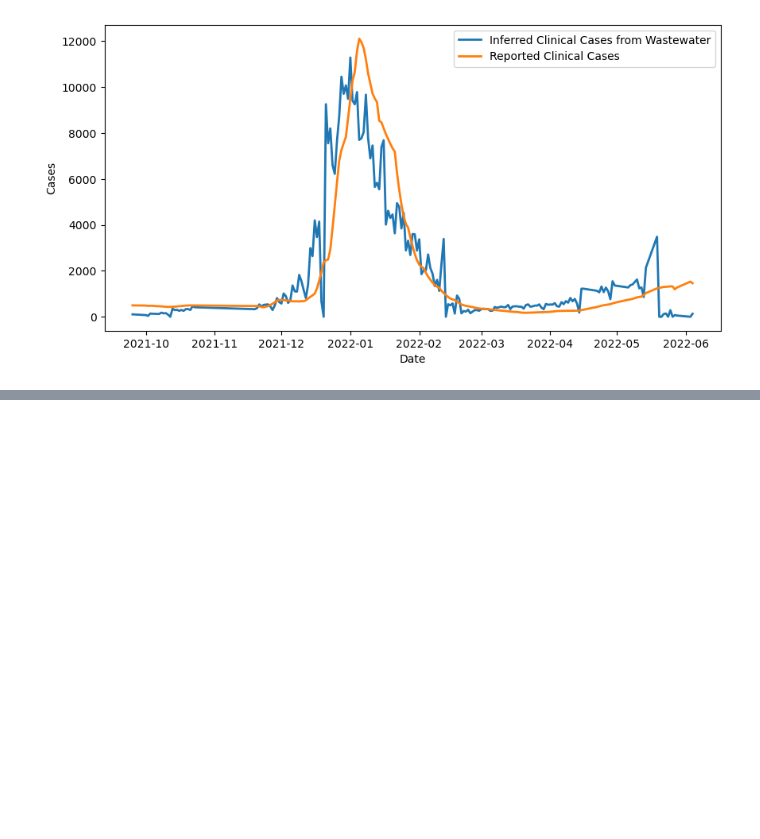
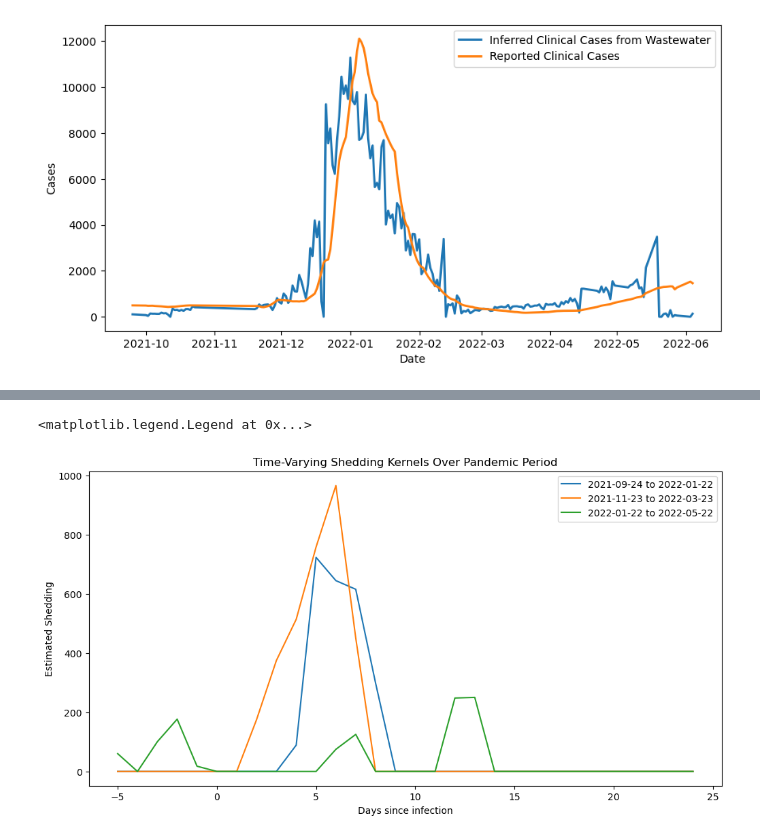
Before and after one commit to elizabethmurphy24/Wastewater-Surveillence, a Jupyter notebook: shedding.ipynb, the cells around one changed output, grey strips where cells are left out. Drawn from its saved outputs; the diff is of its cells as text; code cells hidden in the pictures; blank space fills up the shorter version.

```diff
--- a/shedding.ipynb
+++ b/shedding.ipynb
@@ -407,0 +493,53 @@ Text(0, 0.5, 'Cases')
+# %%
+# Shedding Kernel Might Change Over Time
+
+import numpy as np
+import matplotlib.pyplot as plt
+import cvxpy as cp
+
+N = 30  # kernel length
+F = 5   # shift
+window_size = 120  # days
+step_size = 60     # days
+
+# Prepare time windows
+window_starts = pd.date_range(start='2020-06-01', end='2022-02-01', freq=f'{step_size}D')
+kernels = []
+labels = []
+
+for start_date in window_starts:
+    end_date = start_date + pd.Timedelta(days=window_size)
+    sub = cdf[(cdf.index >= start_date) & (cdf.index <= end_date)]
+
+    # Ensure enough data in the window
+    if len(sub) < N + F + 10:
+        continue
+
+    VL_window = sub['Mean viral gene copies/L'].values
+    Y_window = sub['cases'].values
+
+    # Build X and Y for the time window
+    X_window = np.array([VL_window[(j - F):(j + N - F)] for j in range(F, len(VL_window) - N + F)])
+    X_window = X_window / np.mean(VL_window)
+    Y_window = Y_window[F:(len(Y_window) - N + F)]
+
+    # Solve non-negative least squares for shedding kernel
+    k = cp.Variable(N)
+    prob = cp.Problem(cp.Minimize(cp.norm(X_window @ k - Y_window, 2)), [k >= 0])
+    prob.solve()
+
+    kernels.append(k.value)
+    labels.append(f"{start_date.date()} to {end_date.date()}")
+
+# Plot time-varying kernels
+plt.figure(figsize=(12, 6))
+for k, label in zip(kernels, labels):
+    plt.plot(range(-F, len(k) - F), k, label=label)
+
+plt.xlabel('Days since infection')
+plt.ylabel('Estimated Shedding')
+plt.title('Time-Varying Shedding Kernels Over Pandemic Period')
+plt.legend()
+# %% [output]
+<matplotlib.legend.Legend at 0x...>
+[figure, added]
```
Also changed, not shown: parts of 5 cells of this notebook.
